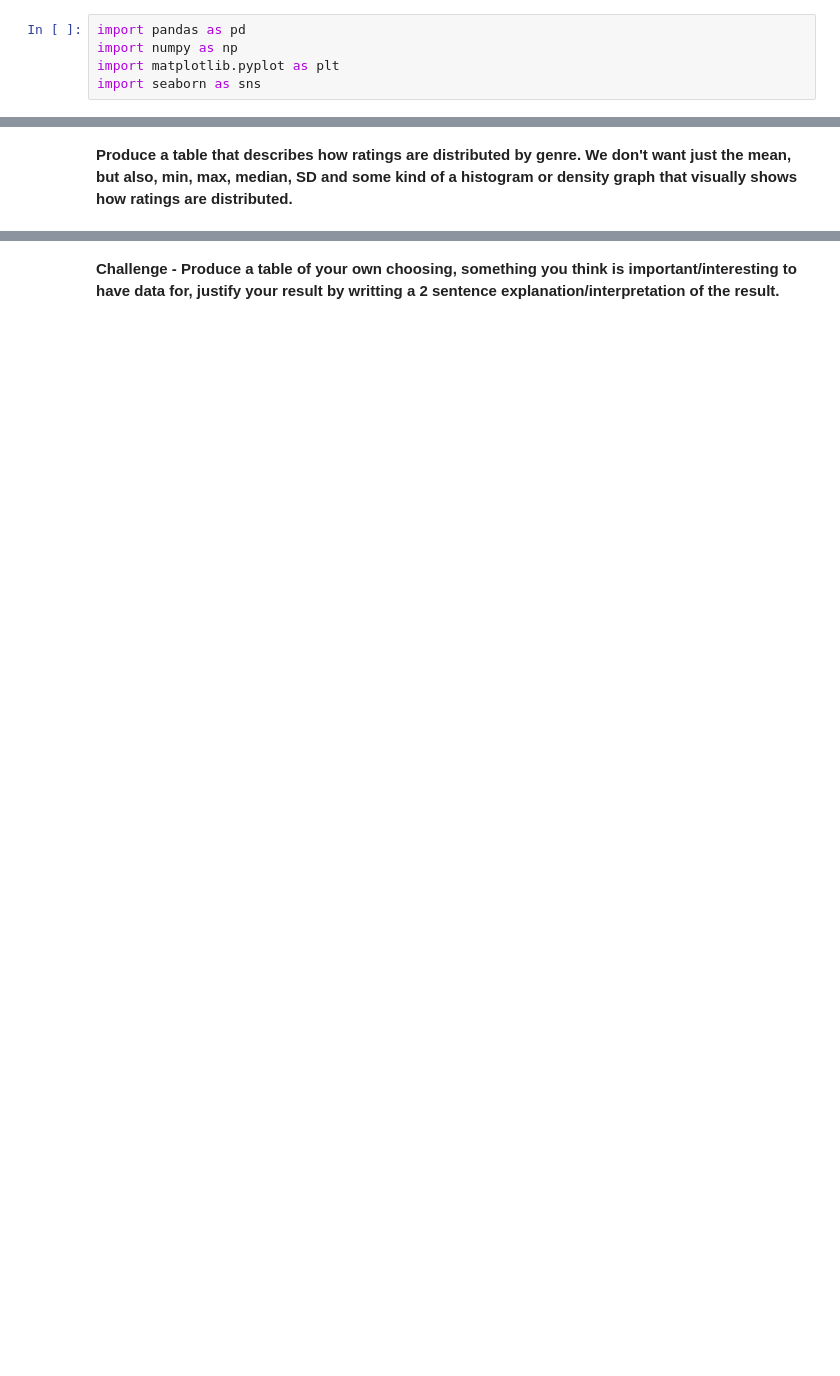
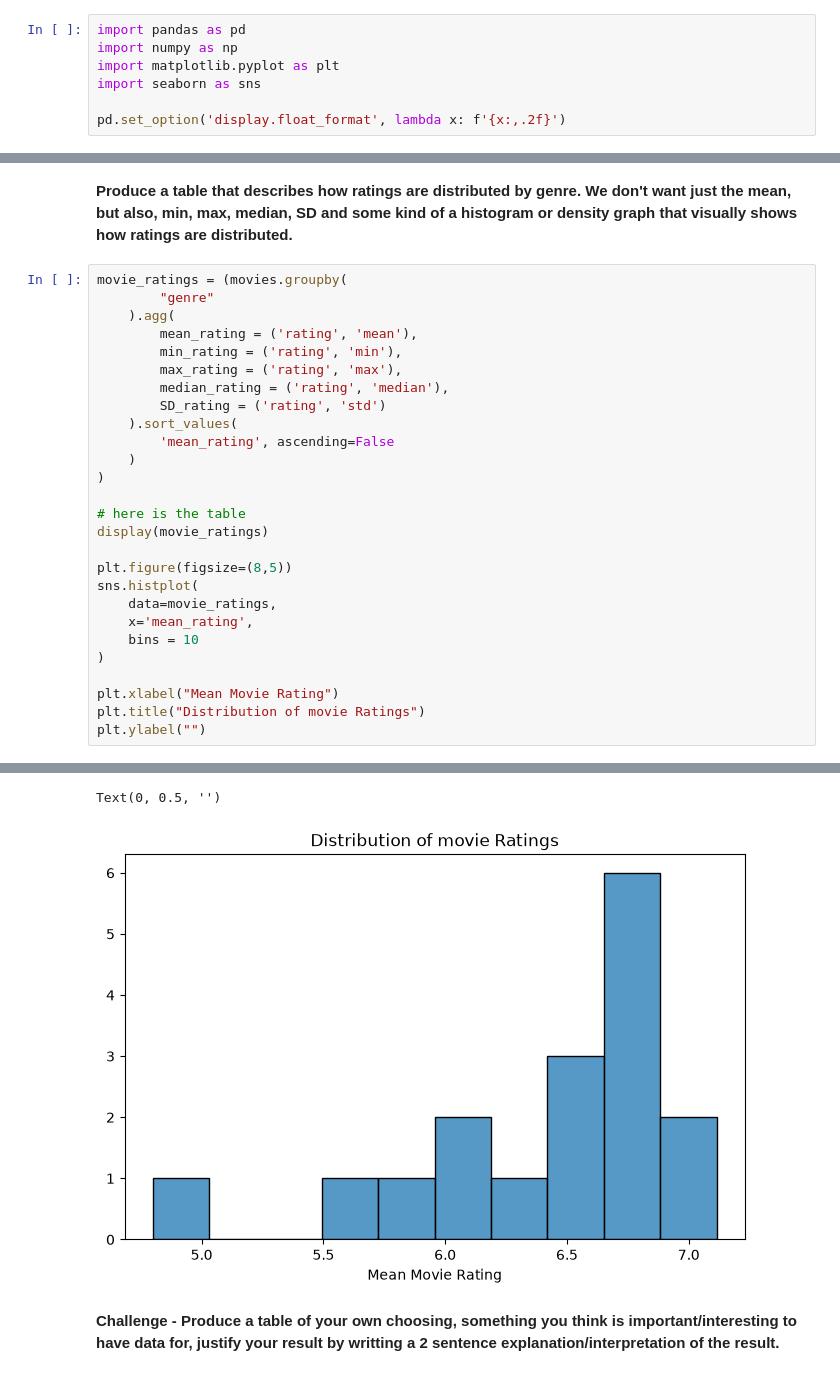
Before and after one commit to Brennan-Chan/Analytics-Through-Coding-AUT_26, a Jupyter notebook: Session_2/Homework.ipynb, the cells around one changed output, grey strips where cells are left out. Saved outputs shown, nothing was run; the diff lists cells and outputs as text; blank space fills up the shorter version.

```diff
--- a/Session_2/Homework.ipynb
+++ b/Session_2/Homework.ipynb
@@ -7,6 +7,8 @@ import pandas as pd
 import numpy as np
 import matplotlib.pyplot as plt
 import seaborn as sns
+
+pd.set_option('display.float_format', lambda x: f'{x:,.2f}')
 # %% [markdown]
 **Analysis of movies IMDB dataset**
 
@@ -50,2 +134,30 @@ False
 # %% [markdown]
 **Produce a table that describes how ratings are distributed by genre. We don't want just the mean, but also, min, max, median, SD and some kind of a histogram or density graph that visually shows how ratings are distributed.**
+# %%
+movie_ratings = (movies.groupby(
+        "genre"
+    ).agg(
+        mean_rating = ('rating', 'mean'),
+        min_rating = ('rating', 'min'),
+        max_rating = ('rating', 'max'),
+        median_rating = ('rating', 'median'),
+        SD_rating = ('rating', 'std')
+    ).sort_values(
+        'mean_rating', ascending=False
+    )
+)
+
+# here is the table
+display(movie_ratings)
+
+plt.figure(figsize=(8,5))
+sns.histplot(
+    data=movie_ratings,
+    x='mean_rating',
+    bins = 10
+)
+
+plt.xlabel("Mean Movie Rating")
+plt.title("Distribution of movie Ratings")
+plt.ylabel("")
+# %% [output]
@@ -52,2 +183,4 @@ False
+Text(0, 0.5, '')
+[figure, added]
 # %% [markdown]
 **Challenge - Produce a table of your own choosing, something you think is important/interesting to have data for, justify your result by writting a 2 sentence explanation/interpretation of the result.**
```
Also changed, not shown: parts of 13 cells of this notebook, 1 other file.
